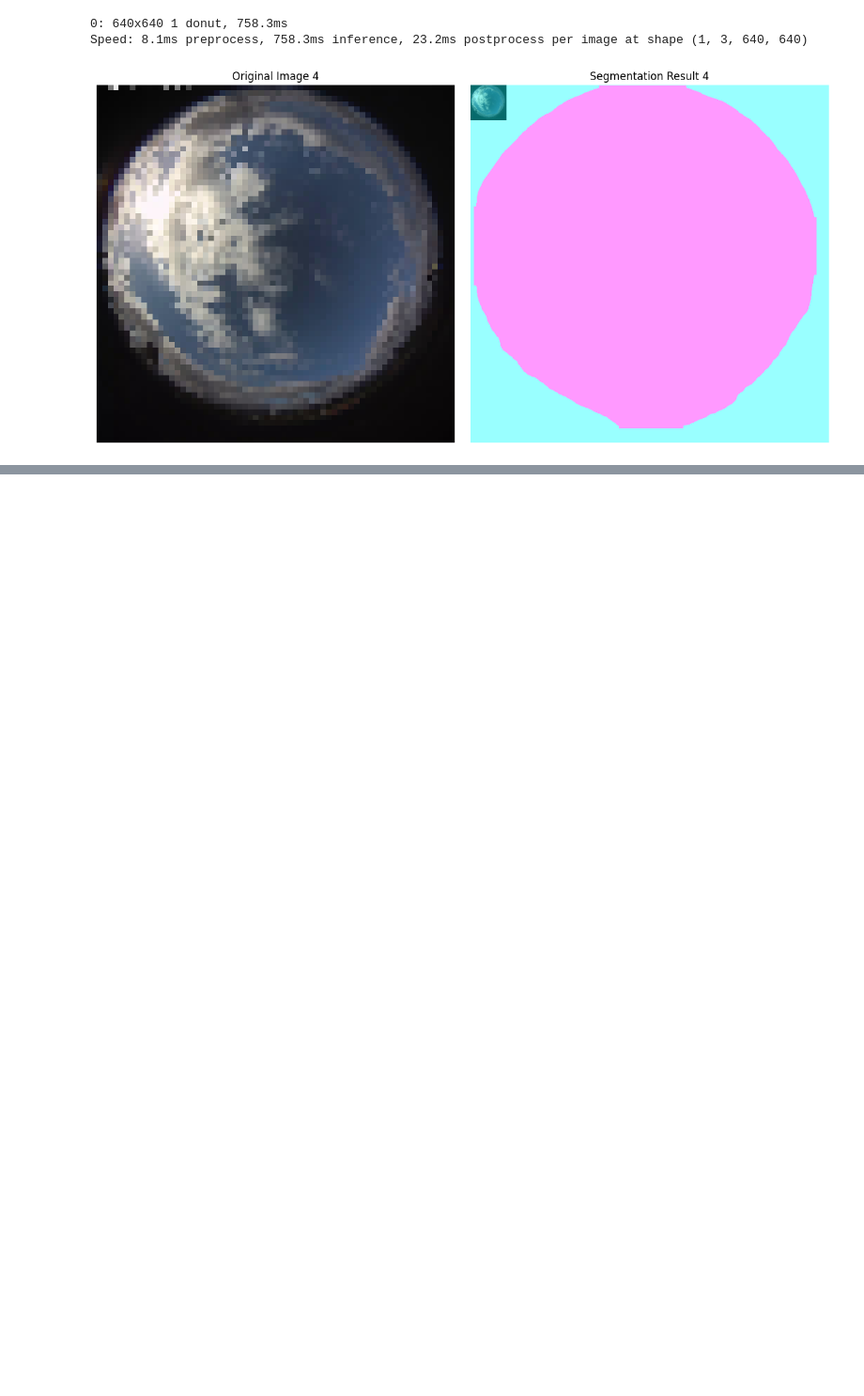
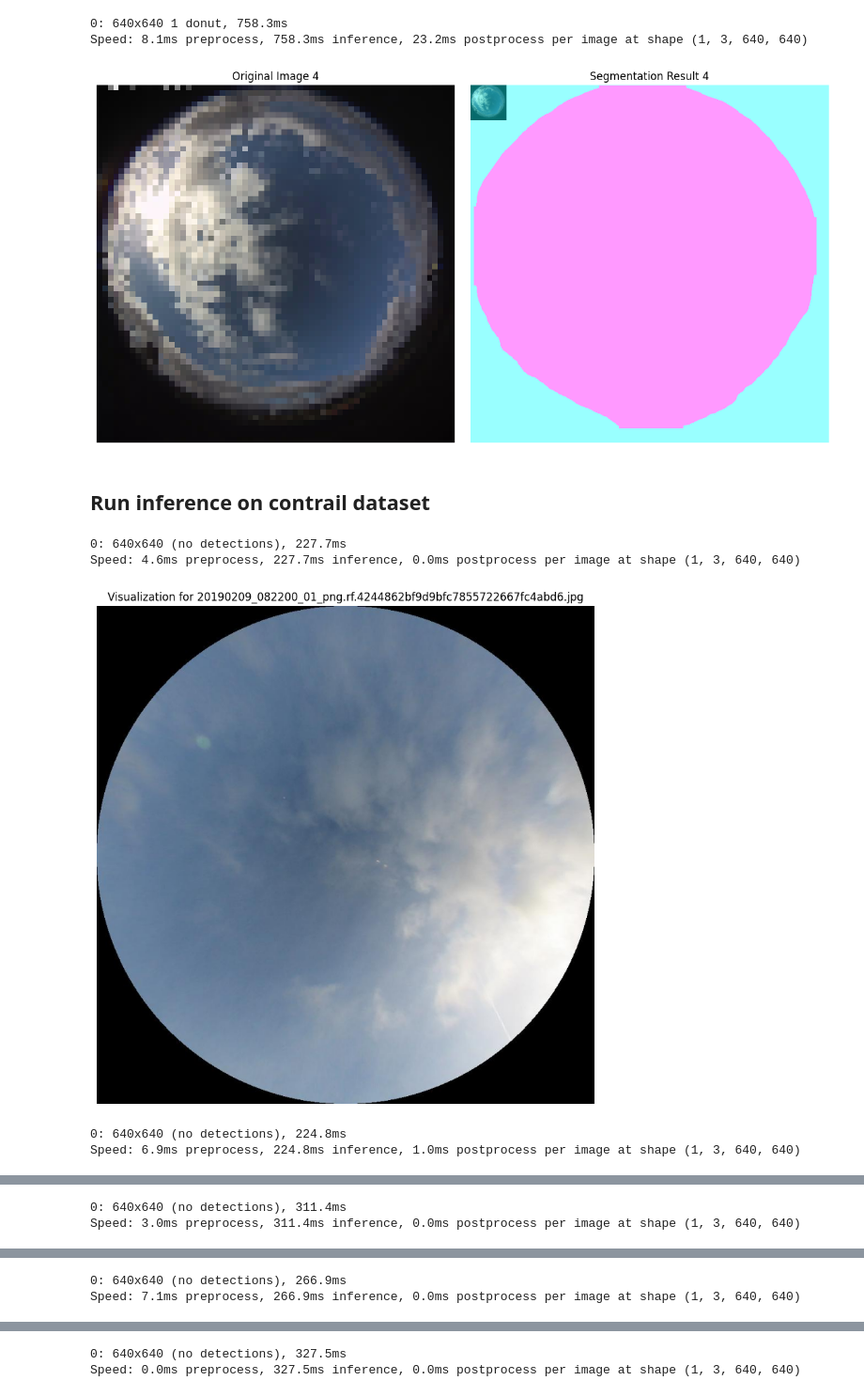
Before and after one commit to SantiagoMartin2002/Cloud-dection-in-sky-images, a Jupyter notebook: codes/Pretrained_Yolo_SKIPPD.ipynb, the cells around one changed output, grey strips where cells are left out. Shown at 94% size. Cells and saved outputs as stored; diff of their text form; code cells hidden in the pictures; blank space fills up the shorter version.

Commit message:
added testing on contrail dataset

```diff
--- a/codes/Pretrained_Yolo_SKIPPD.ipynb
+++ b/codes/Pretrained_Yolo_SKIPPD.ipynb
@@ -82,3 +82,49 @@ Speed: 8.5ms preprocess, 913.9ms inference, 0.0ms postprocess per image at shape
 0: 640x640 1 donut, 758.3ms
 Speed: 8.1ms preprocess, 758.3ms inference, 23.2ms postprocess per image at shape (1, 3, 640, 640)
 [figure]
+# %% [markdown]
+## Run inference on contrail dataset
+# %%
+from ultralytics import YOLO
+import os
+import cv2
+import matplotlib.pyplot as plt
+
+# Define paths
+cwd = os.getcwd()
+pardir = os.path.dirname(cwd)
+dataset_folder = os.path.join(pardir, "contrail_seg1.v27i.yolov8/train/images")  # Replace 'dataset_name' with your dataset folder name
+model_path = "yolo11s-seg.pt"  # Path to the YOLO model
+
+# Load the YOLO model
+model = YOLO(model_path)
+
+# List all images in the dataset
+image_files = [os.path.join(dataset_folder, img) for img in os.listdir(dataset_folder) if img.endswith((".jpg", ".png"))]
+
+# Function to run inference and visualize results
+def run_inference_visualize(model, images):
+    for i, image_path in enumerate(images[500:1000:100]):  # Limit the number of images for visualization
+        # Load the image
+        image = cv2.imread(image_path)
+
+        # Run inference
+        results = model(image)
+
+        # Visualize the results
+        for result in results:
+            plt.figure(figsize=(10, 10))
+            annotated_image = result.plot()  # Plot the annotated image
+            plt.imshow(cv2.cvtColor(annotated_image, cv2.COLOR_BGR2RGB))  # Convert to RGB for matplotlib
+            plt.axis("off")
+            plt.title(f"Visualization for {os.path.basename(image_path)}")
+            plt.show()
+
+# Run inference and visualize results
+run_inference_visualize(model, image_files)
+# %% [output]
+0: 640x640 (no detections), 227.7ms
+Speed: 4.6ms preprocess, 227.7ms inference, 0.0ms postprocess per image at shape (1, 3, 640, 640)
+[figure, added]
+0: 640x640 (no detections), 224.8ms
+Speed: 6.9ms preprocess, 224.8ms inference, 1.0ms postprocess per image at shape (1, 3, 640, 640)
@@ -84,0 +132,2 @@ Speed: 8.1ms preprocess, 758.3ms inference, 23.2ms postprocess per image at shap
+0: 640x640 (no detections), 311.4ms
+Speed: 3.0ms preprocess, 311.4ms inference, 0.0ms postprocess per image at shape (1, 3, 640, 640)
@@ -84,0 +135,2 @@ Speed: 8.1ms preprocess, 758.3ms inference, 23.2ms postprocess per image at shap
+0: 640x640 (no detections), 266.9ms
+Speed: 7.1ms preprocess, 266.9ms inference, 0.0ms postprocess per image at shape (1, 3, 640, 640)
@@ -84,0 +138,2 @@ Speed: 8.1ms preprocess, 758.3ms inference, 23.2ms postprocess per image at shap
+0: 640x640 (no detections), 327.5ms
+Speed: 0.0ms preprocess, 327.5ms inference, 0.0ms postprocess per image at shape (1, 3, 640, 640)
```
Also changed, not shown: parts of 1 cell of this notebook.
